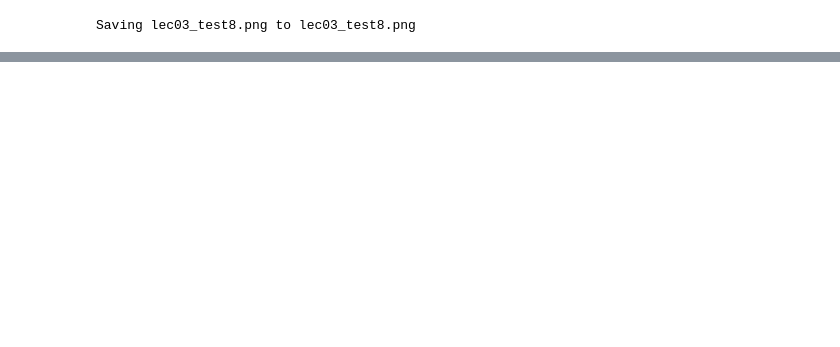
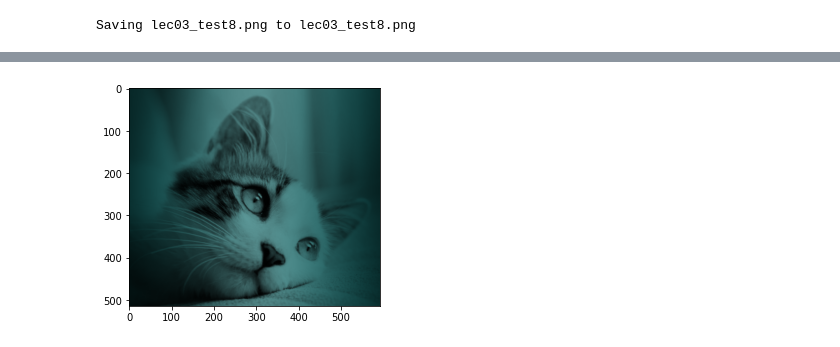
Before and after one commit to SHsix/Embedded_System, a Jupyter notebook: Python_기초/lec03.ipynb, the cells around one changed output, grey strips where cells are left out. Drawn from its saved outputs; the diff is of its cells as text; code cells hidden in the pictures; blank space fills up the shorter version.

```diff
--- a/Python_기초/lec03.ipynb
+++ b/Python_기초/lec03.ipynb
@@ -359,0 +362,16 @@ for filename in imgs:
+# %%
+rows, cols = img_8.shape[:2]
+kernel_x = cv2.getGaussianKernel(cols, 200)
+kernel_y = np.ones((rows, 1))
+kernel = kernel_y * kernel_x.T
+mask = 255 *kernel / np.linalg.norm(kernel)
+output = np.copy(img_8)
+
+
+for i in range(3):
+  output[:, :, i] = output[:, :, 1] * mask
+
+plt.imshow(cv2.cvtColor(output, cv2.COLOR_BGR2RGB))
+plt.show()
+# %% [output]
+[figure, added]
```
Also changed, not shown: parts of 5 cells of this notebook.
